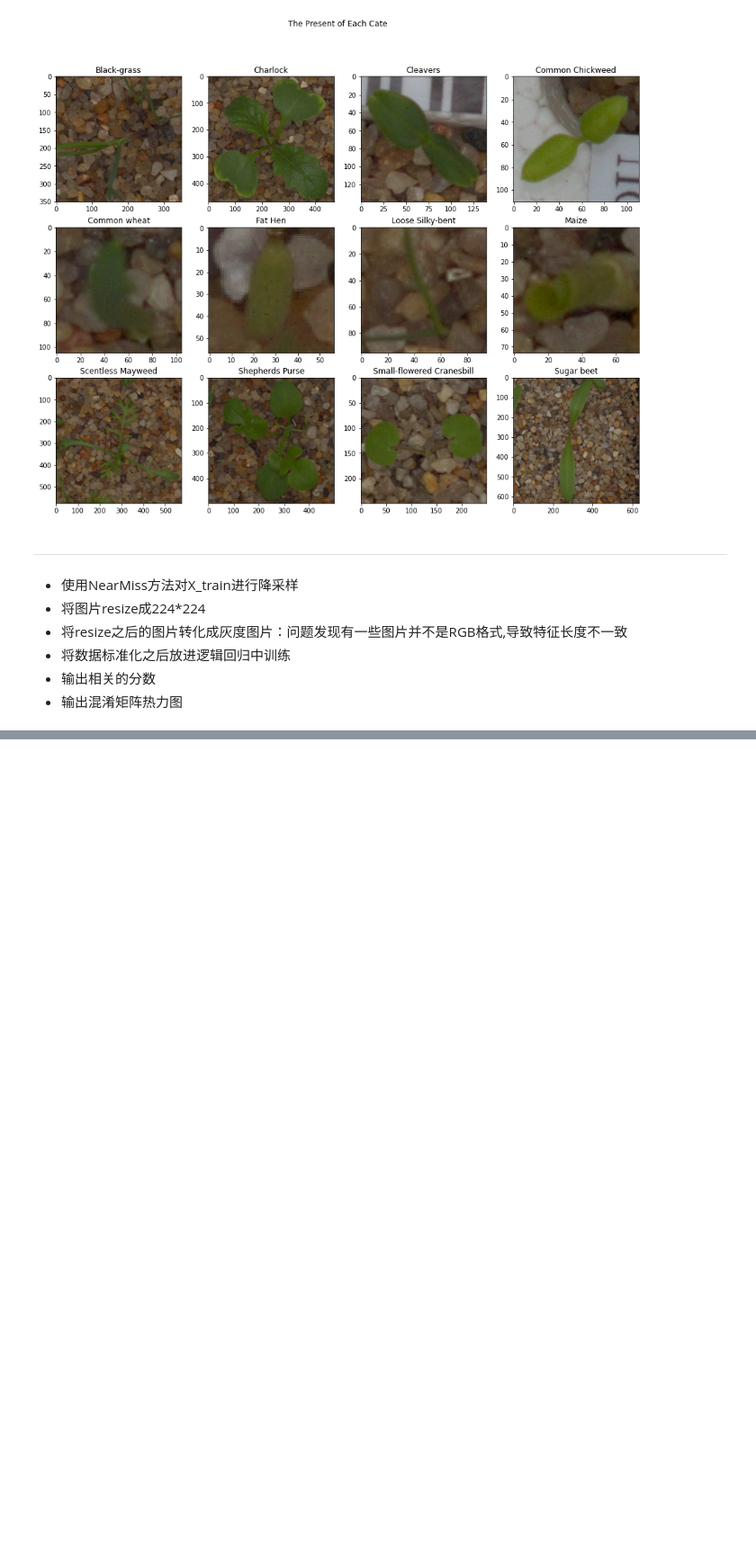
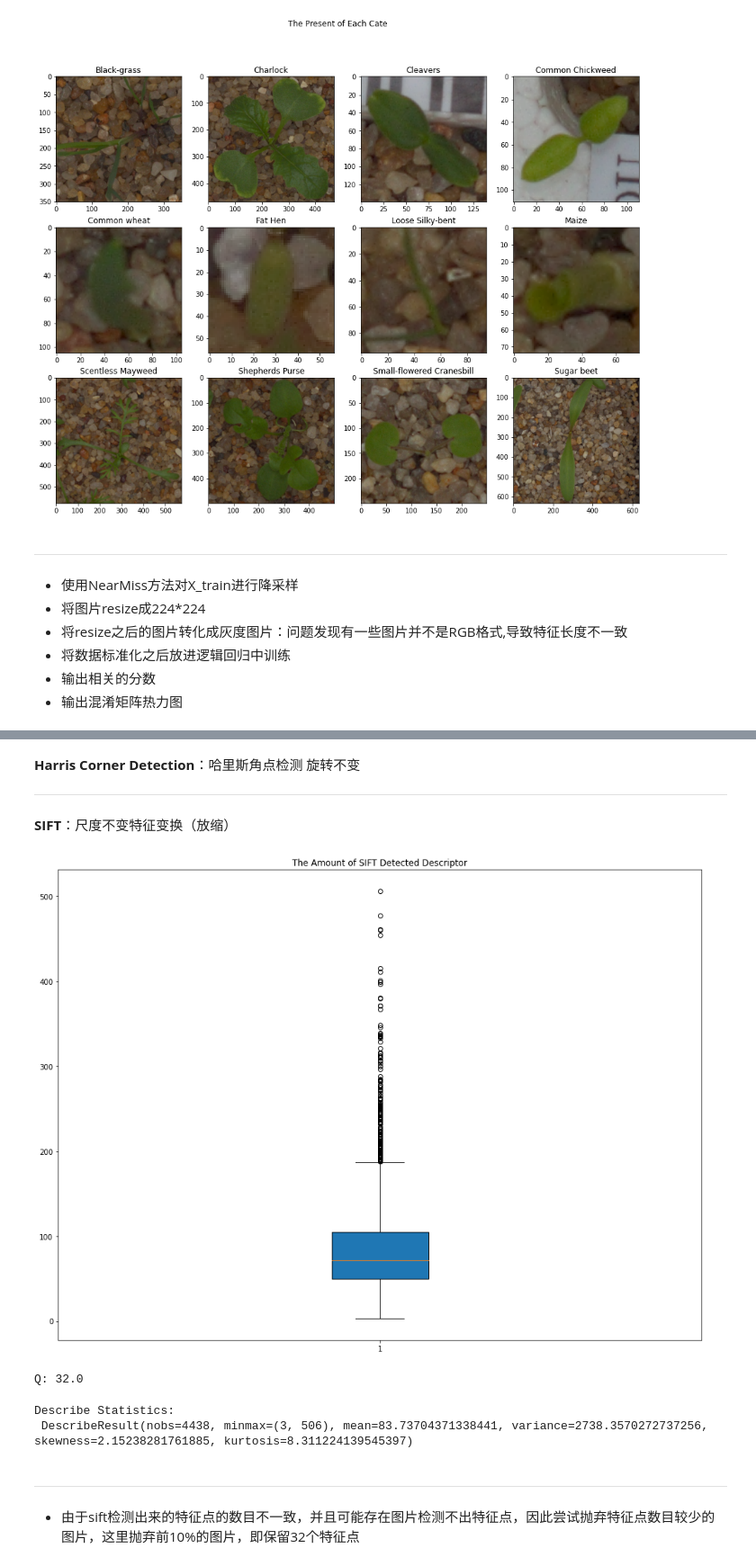
Before and after one commit to ShAn3003/FeatureEngeneer, a Jupyter notebook: src/data_preprocess.ipynb, the cells around one changed output, grey strips where cells are left out. Shown at 90% size. Cells and saved outputs as stored; diff of their text form; code cells hidden in the pictures; blank space fills up the shorter version.

Commit message:
2024/1/18--采样方法-集成学习-特征降维-sift-hog-lbp-img

```diff
--- a/src/data_preprocess.ipynb
+++ b/src/data_preprocess.ipynb
@@ -188,0 +289,27 @@ plt.show()
+# %%
+from sklearn.linear_model import LogisticRegression
+from sklearn.model_selection import train_test_split
+from sklearn.preprocessing import StandardScaler
+from sklearn.metrics import confusion_matrix
+
+from imblearn.metrics import classification_report_imbalanced
+from imblearn.pipeline import make_pipeline
+from imblearn.under_sampling import NearMiss
+import seaborn as sns
+
+RANDOM_STATE = 42
+labellists = []
+for i,imagelist in enumerate(colorseglists):
+    labellist = [i for _ in range(len(imagelist))]
+    labellists.append(labellist)
+
+size = (224,224)
+resizeimagelists = []
+for imagelist in colorseglists:
+    resizeimagelist = []
+    for image in imagelist:
+        newimg = cv.resize(image,size,interpolation=cv.INTER_CUBIC)
+        newimg = cv.cvtColor(newimg,cv.COLOR_HSV2BGR)
+        newimg = cv.cvtColor(newimg,cv.COLOR_BGR2GRAY)
+        resizeimagelist.append(newimg)
+    resizeimagelists.append(resizeimagelist)
@@ -188,0 +381,38 @@ plt.show()
+# %% [markdown]
+**Harris Corner Detection**：哈里斯角点检测 旋转不变
+****
+**SIFT**：尺度不变特征变换（放缩）
+# %%
+sift = cv.SIFT_create()
+
+def siftdetect(img):
+    _ , des = sift.detectAndCompute(img,None)
+    return des
+siftlists = []
+for imagelist in resizeimagelists:
+    siftlist =[]
+    for image in imagelist:
+        siftlist.append(siftdetect(image))
+    siftlists.append(siftlist)
+# %%
+lenofdeslist = [t.shape[0] for sublist in siftlists for t in sublist if t is not None]
+plt.figure(figsize=(16,12))
+plt.boxplot(lenofdeslist,patch_artist=True)
+plt.title("The Amount of SIFT Detected Descriptor")
+plt.show()
+# %% [output]
+[figure, added]
+# %%
+print("Q:",np.nanpercentile(lenofdeslist,10))
+# %% [output]
+Q: 32.0
+# %%
+from scipy.stats import describe
+
+print("Describe Statistics:\n",describe(lenofdeslist))
+# %% [output]
+Describe Statistics:
+ DescribeResult(nobs=4438, minmax=(3, 506), mean=83.73704371338441, variance=2738.3570272737256, skewness=2.15238281761885, kurtosis=8.311224139545397)
+# %% [markdown]
+***
+* 由于sift检测出来的特征点的数目不一致，并且可能存在图片检测不出特征点，因此尝试抛弃特征点数目较少的图片，这里抛弃前10%的图片，即保留32个特征点
```
Also changed, not shown: parts of 146 cells of this notebook.
